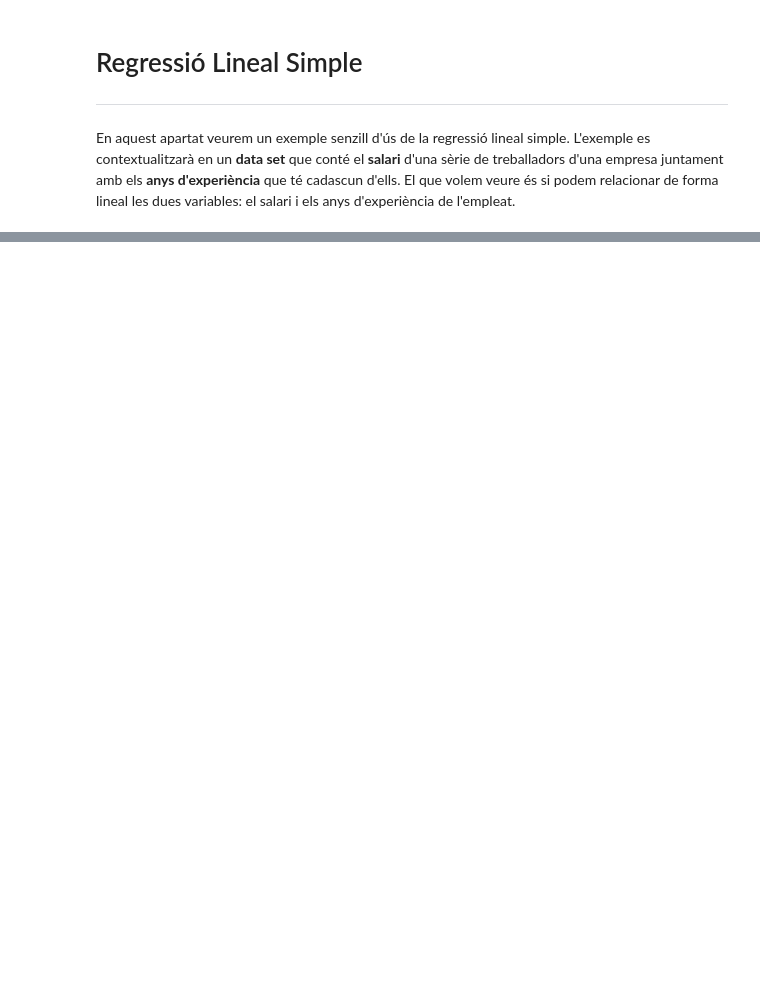
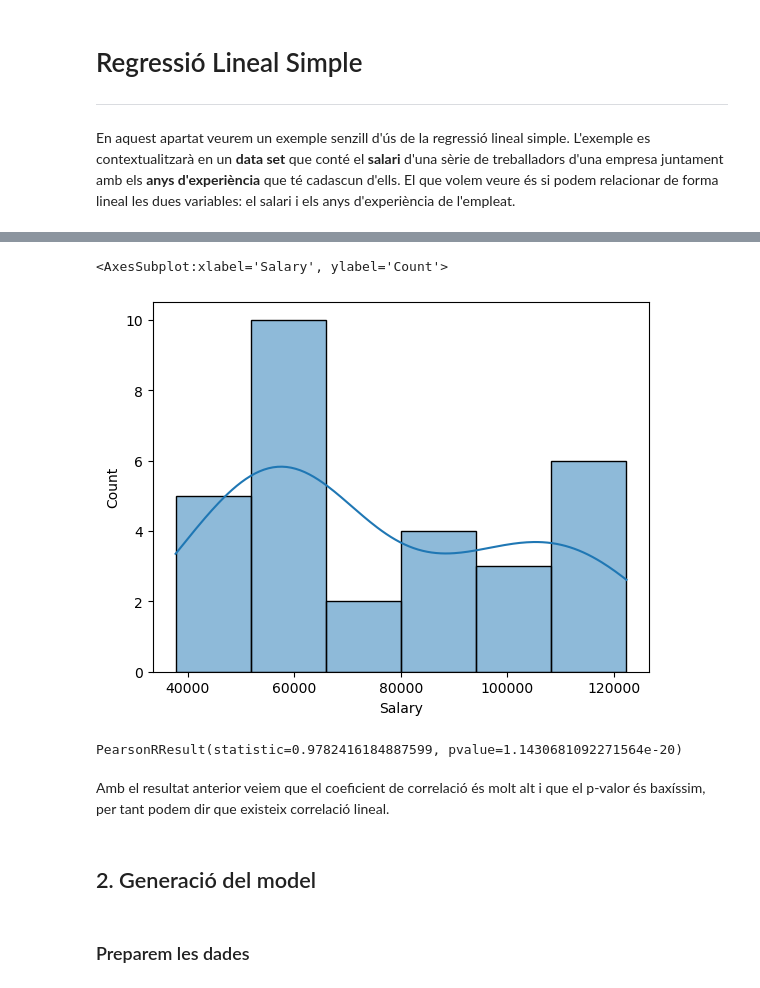
Before and after one commit to robertventura/sistemes-aprenentatge-automatic, a Jupyter notebook: 02_models_supervisats/02_regressio_lineal_simple.ipynb, the cells around one changed output, grey strips where cells are left out. Drawn from its saved outputs; the diff is of its cells as text; code cells hidden in the pictures; blank space fills up the shorter version.

Commit message:
Afegeixo el 02_models_supervisats

```diff
--- a/02_models_supervisats/02_regressio_lineal_simple.ipynb
+++ b/02_models_supervisats/02_regressio_lineal_simple.ipynb
@@ -133,0 +65,16 @@ AttributeError: 'LinearRegression' object has no attribute 'summary'
+# %%
+sns.histplot(data=dades, x="Salary", kde=True)
+# %% [output]
+<AxesSubplot:xlabel='Salary', ylabel='Count'>
+[figure, added]
+# %%
+#Pearson
+stats.pearsonr(dades["Salary"],dades["YearsExperience"])
+# %% [output]
+PearsonRResult(statistic=0.9782416184887599, pvalue=1.1430681092271564e-20)
+# %% [markdown]
+Amb el resultat anterior veiem que el coeficient de correlació és molt alt i que el p-valor és baxíssim, per tant podem dir que existeix correlació lineal.
+# %% [markdown]
+## 2. Generació del model
+# %% [markdown]
+### Preparem les dades
```
Also changed, not shown: parts of 44 cells of this notebook, 4 other files.
